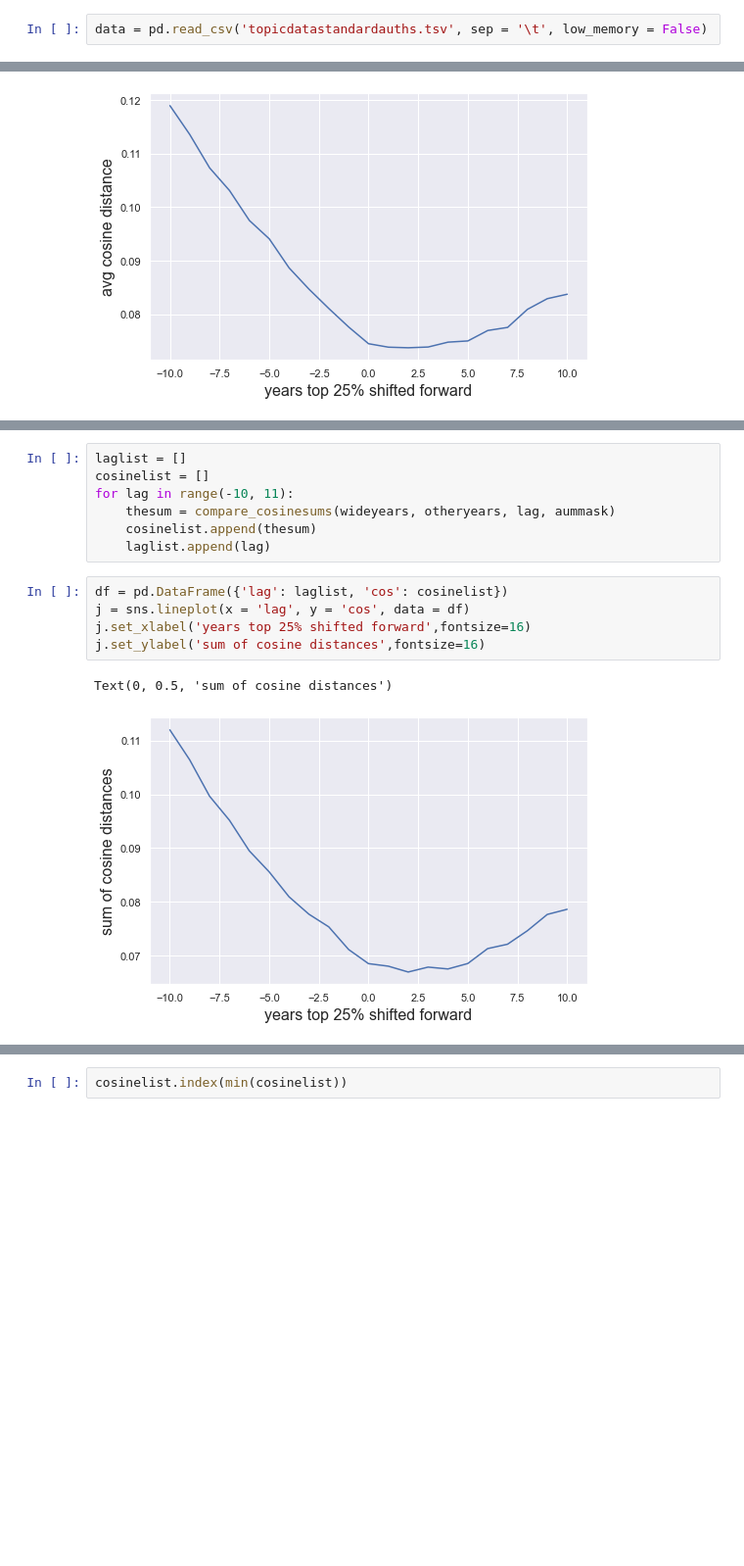
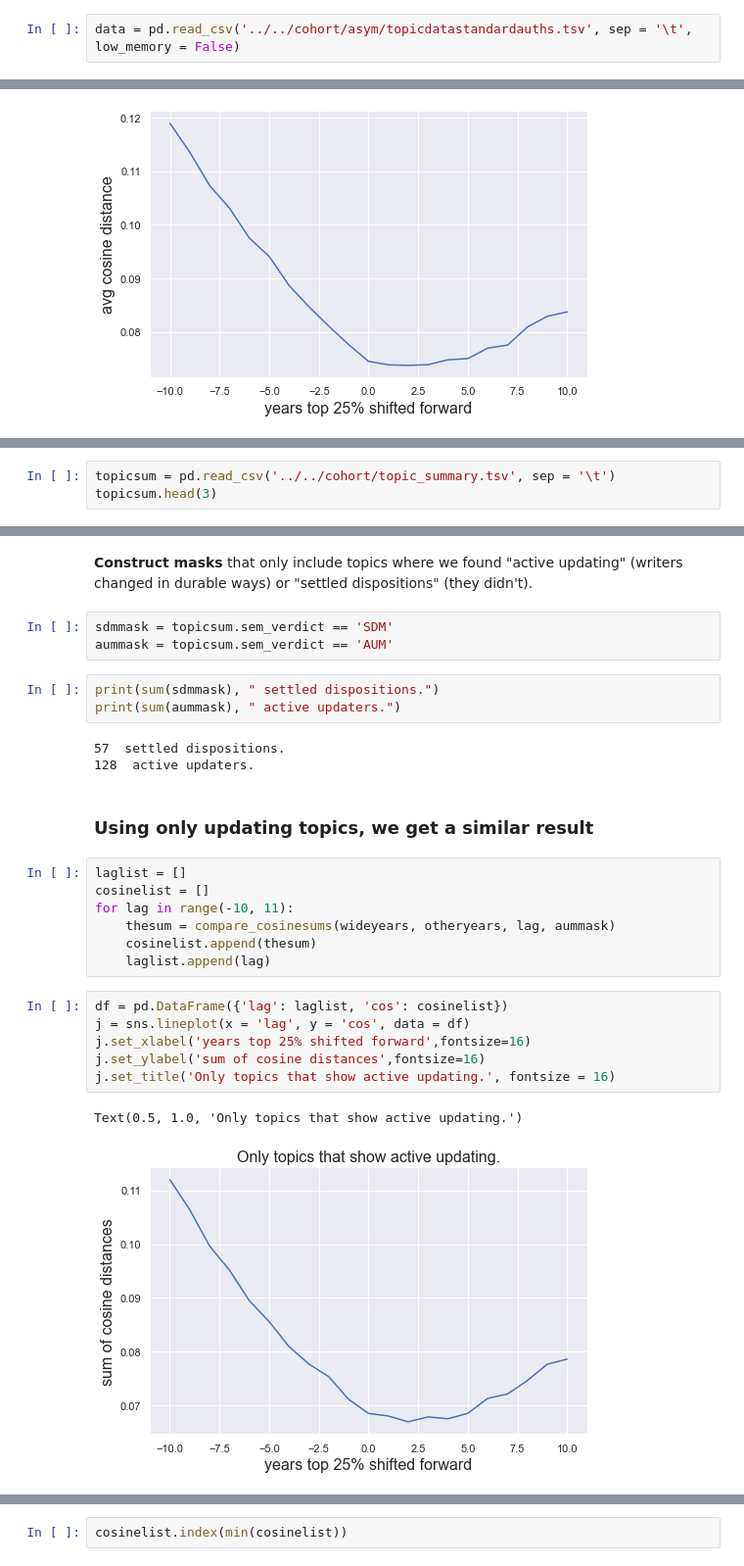
Before and after one commit to tedunderwood/avant, a Jupyter notebook: firstresults200k/granger.ipynb, the cells around one changed output, grey strips where cells are left out. Shown: that part at 98% size. Drawn from its saved outputs; the diff is of its cells as text; blank space fills up the shorter version.

Commit message:
some interesting results that vary by topic

```diff
--- a/firstresults200k/granger.ipynb
+++ b/firstresults200k/granger.ipynb
@@ -29,5 +43,5 @@ len(widely)
 # %%
-data = pd.read_csv('topicdatastandardauths.tsv', sep = '\t', low_memory = False)
+data = pd.read_csv('../../cohort/asym/topicdatastandardauths.tsv', sep = '\t', low_memory = False)
 # %%
 widedata = data.loc[data.docid.isin(widely), : ]
 widedata.shape
@@ -136,0 +175,3 @@ Text(0, 0.5, 'avg cosine distance')
+# %%
+topicsum = pd.read_csv('../../cohort/topic_summary.tsv', sep = '\t')
+topicsum.head(3)
@@ -137,3 +183,16 @@ Text(0, 0.5, 'avg cosine distance')
+# %% [markdown]
+**Construct masks** that only include topics where we found "active updating" (writers changed in durable ways) or "settled dispositions" (they didn't).
+# %%
+sdmmask = topicsum.sem_verdict == 'SDM'
+aummask = topicsum.sem_verdict == 'AUM'
+# %%
+print(sum(sdmmask), " settled dispositions.")
+print(sum(aummask), " active updaters.")
+# %% [output]
+57  settled dispositions.
+128  active updaters.
+# %% [markdown]
+### Using only updating topics, we get a similar result
 # %%
 laglist = []
 cosinelist = []
@@ -144,8 +203,9 @@ for lag in range(-10, 11):
 # %%
 df = pd.DataFrame({'lag': laglist, 'cos': cosinelist})
 j = sns.lineplot(x = 'lag', y = 'cos', data = df)
 j.set_xlabel('years top 25% shifted forward',fontsize=16)
 j.set_ylabel('sum of cosine distances',fontsize=16)
+j.set_title('Only topics that show active updating.', fontsize = 16)
 # %% [output]
-Text(0, 0.5, 'sum of cosine distances')
+Text(0.5, 1.0, 'Only topics that show active updating.')
-[figure, old version]
+[figure, new version]
```
Also changed, not shown: parts of 23 cells of this notebook.
